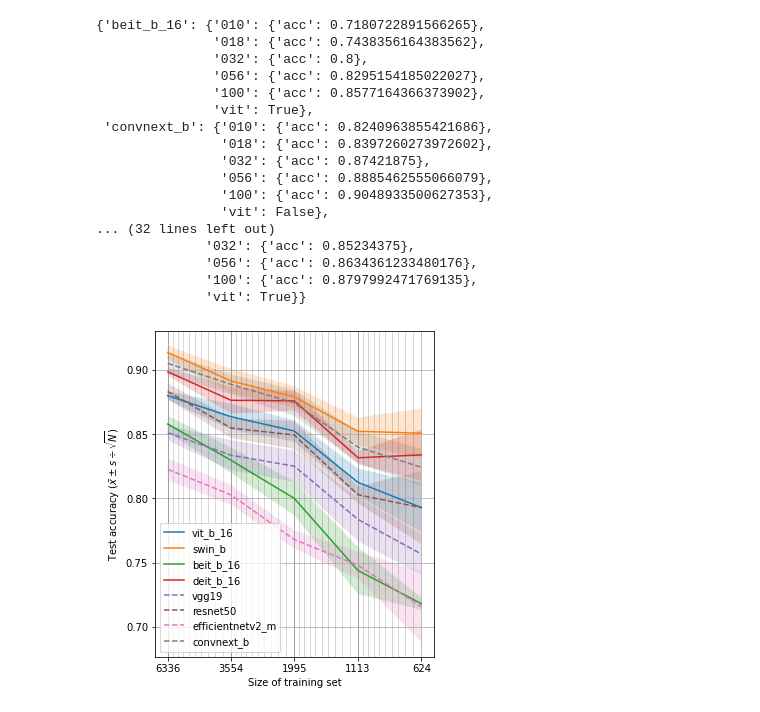
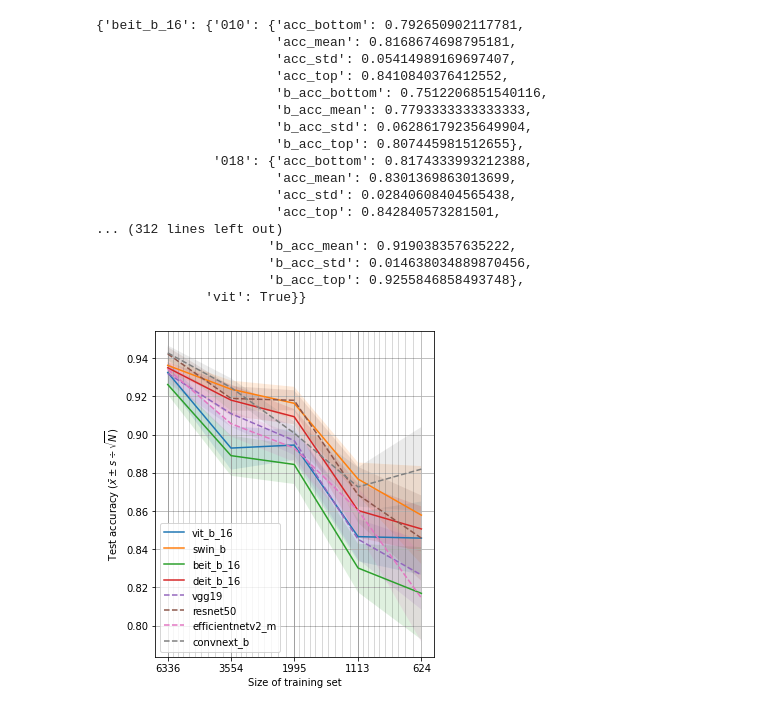
Before and after one commit to IndoorAdventurer/ViTTransferLearningForArtClassification, a Jupyter notebook: result_analysis/scale_exp.ipynb, the cells around one changed output. Cells and saved outputs as stored; diff of their text form; code cells hidden in the pictures.

Commit message:
Finished analysing scaling results (both ots and ft)

```diff
--- a/result_analysis/scale_exp.ipynb
+++ b/result_analysis/scale_exp.ipynb
@@ -5,8 +5,8 @@ import sklearn.metrics as mt
 import matplotlib.pyplot as plt
 import os
 # %%
-source_dir = "/home/vincent/Documenten/BachelorsProject/ots_scale/"
-target_dir = "/home/vincent/Documenten/BachelorsProject/GitHub_Repo/results/ots_scale/"
+source_dir = "/home/vincent/Documenten/BachelorsProject/ft_scale/"
+target_dir = "/home/vincent/Documenten/BachelorsProject/GitHub_Repo/results/ft_scale/"
 
 # Training set size per dataset:
 ds_sizes = {
@@ -103,75 +103,66 @@ for model in models:
             models[model][size]["acc_std"] / len(tmpDf) ** .5
         models[model][size]["acc_bottom"] = models[model][size]["acc_mean"] -\
             models[model][size]["acc_std"] / len(tmpDf) ** .5
+
+        models[model][size]["b_acc_top"] = models[model][size]["b_acc_mean"] +\
+            models[model][size]["b_acc_std"] / len(tmpDf) ** .5
+        models[model][size]["b_acc_bottom"] = models[model][size]["b_acc_mean"] -\
+            models[model][size]["b_acc_std"] / len(tmpDf) ** .5
-# %%
-prediction_files = []
-
-for file in os.scandir(source_dir):
-    if file.is_file() and "test_predictions.csv" in file.name:
-        prediction_files += [file]
-
-for key in ds_sizes:
-    for file in [x for x in prediction_files if key in x.name]:
-        for model in models:
-            if model in file.name:
-                if key in models[model]:
-                    models[model][key] += [accFromCsv(file.path)]
-                else:
-                    models[model][key] = [accFromCsv(file.path)]
-                break
 # %%
 import pprint
 pprint.pprint(models)
 # %% [output]
-{'beit_b_16': {'010': {'acc': 0.7180722891566265},
-               '018': {'acc': 0.7438356164383562},
-               '032': {'acc': 0.8},
-               '056': {'acc': 0.8295154185022027},
-               '100': {'acc': 0.8577164366373902},
-               'vit': True},
- 'convnext_b': {'010': {'acc': 0.8240963855421686},
-                '018': {'acc': 0.8397260273972602},
-                '032': {'acc': 0.87421875},
-                '056': {'acc': 0.8885462555066079},
-                '100': {'acc': 0.9048933500627353},
-                'vit': False},
-... (32 lines left out)
-              '032': {'acc': 0.85234375},
-              '056': {'acc': 0.8634361233480176},
-              '100': {'acc': 0.8797992471769135},
+{'beit_b_16': {'010': {'acc_bottom': 0.792650902117781,
+                       'acc_mean': 0.8168674698795181,
+                       'acc_std': 0.05414989169697407,
+                       'acc_top': 0.8410840376412552,
+                       'b_acc_bottom': 0.7512206851540116,
+                       'b_acc_mean': 0.7793333333333333,
+                       'b_acc_std': 0.06286179235649904,
+                       'b_acc_top': 0.807445981512655},
+               '018': {'acc_bottom': 0.8174333993212388,
+                       'acc_mean': 0.8301369863013699,
+                       'acc_std': 0.02840608404565438,
+                       'acc_top': 0.842840573281501,
+... (312 lines left out)
+                      'b_acc_mean': 0.919038357635222,
+                      'b_acc_std': 0.014638034889870456,
+                      'b_acc_top': 0.9255846858493748},
               'vit': True}}
 # %%
+# Plotting mean accuracies of the 5 trials per scale:
 keys = [key for key in ds_sizes]
 x = [ds_sizes[key] for key in keys]
 
 num_interp_points = 10
 for idx in range(len(x) - 1):
     interp = np.linspace(x[idx], x[idx+1], num_interp_points, endpoint=False)
     for p in interp:
         plt.axvline(p, color='black', alpha=0.3, linewidth=0.5)
 
 for model in models:
     y = [models[model][key]["acc_mean"] for key in keys]
     ytop = [models[model][key]["acc_top"] for key in keys]
     ybott = [models[model][key]["acc_bottom"] for key in keys]
     ls = "-" if models[model]["vit"] else "--"
     plt.plot(x, y, label=model, linestyle=ls)
-    plt.fill_between(x, y1=ybott, y2=ytop, alpha=0.2)
+    plt.fill_between(x, y1=ybott, y2=ytop, alpha=0.15)
 
 plt.legend()
 plt.grid()
 plt.xlabel("Size of training set")
 plt.xscale("log")
 plt.gca().invert_xaxis()
 plt.minorticks_off()
 
 plt.xticks(x, [str(idx) for idx in x])
 
 plt.ylabel(r"Test accuracy ($\bar{x} \pm s \div \sqrt{N}$)")
 
 fig = plt.gcf()
 fig.set_size_inches(5, 6)
 
-plt.show()
+plt.savefig(os.path.join(target_dir, "mean_accuracy.svg"), format="svg")
+# plt.show()
 # %% [output]
-[figure, old version]
+[figure, new version]
```
Also changed, not shown: parts of 2 cells of this notebook, 5 other files.
